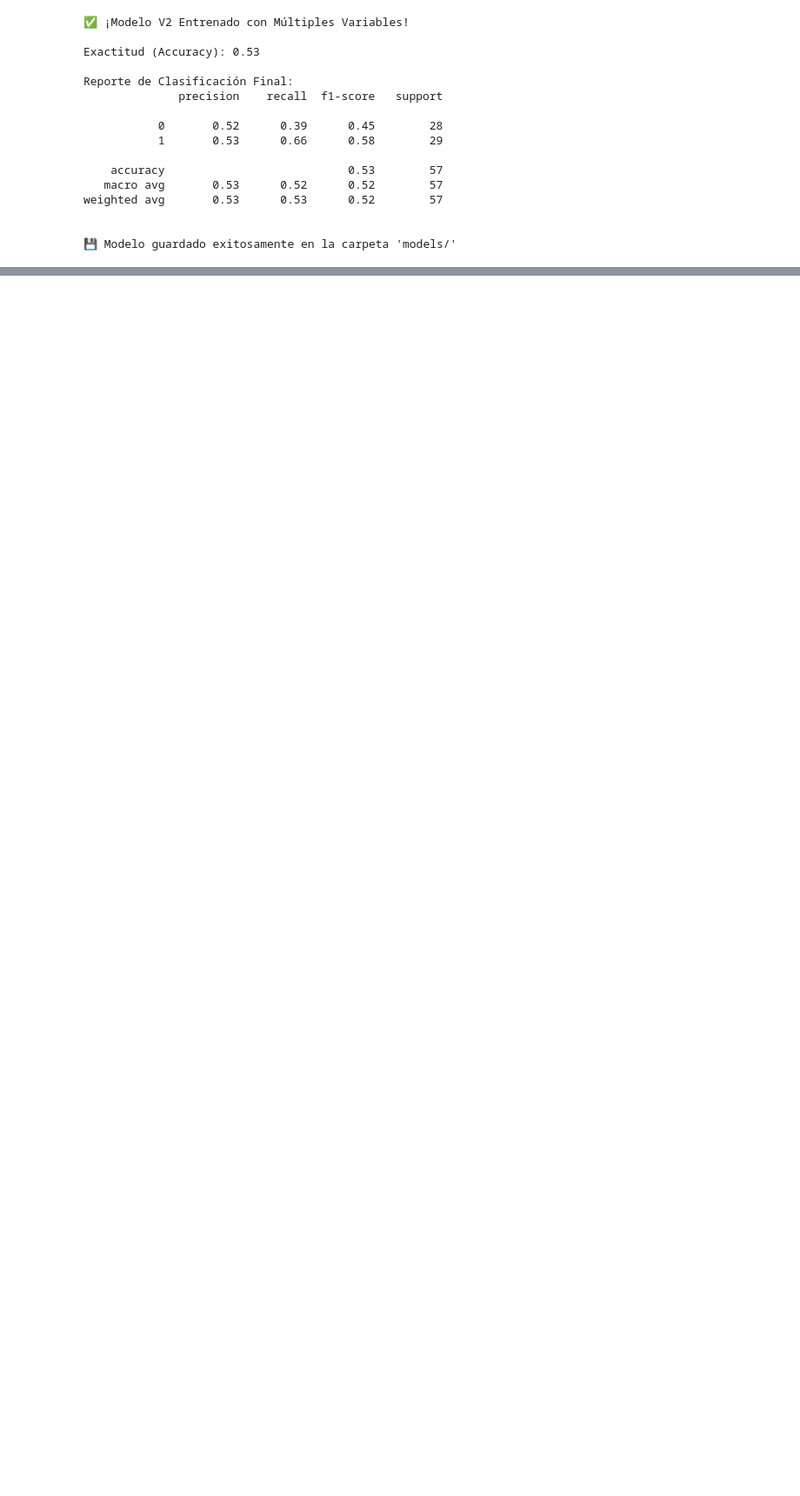
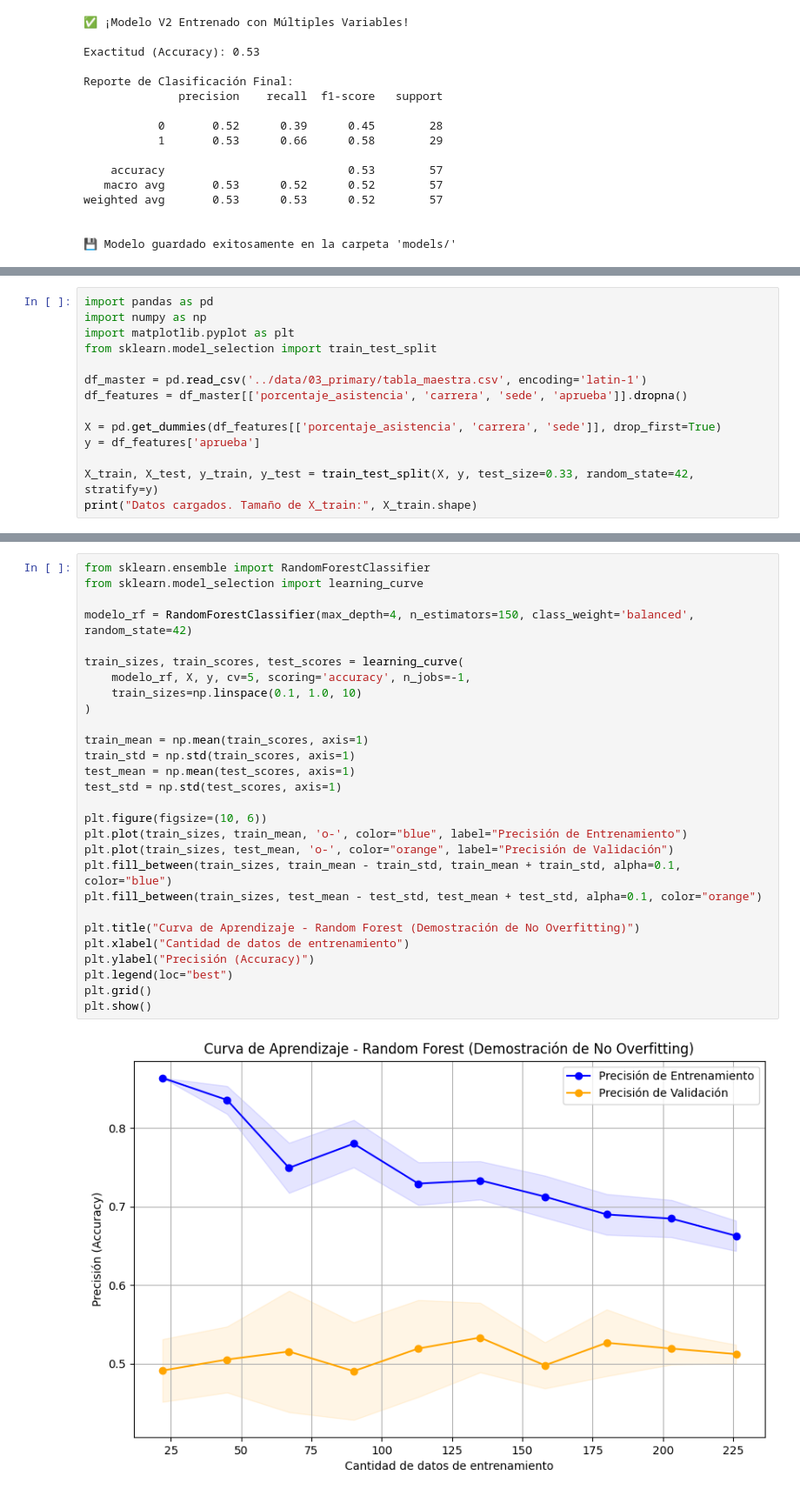
Before and after one commit to benjaaam0/modelo_universidad_kedro, a Jupyter notebook: notebooks/02_supervised_modeling.ipynb, the cells around one changed output, grey strips where cells are left out. Shown at 87% size. Cells and saved outputs as stored; diff of their text form; blank space fills up the shorter version.

```diff
--- a/notebooks/02_supervised_modeling.ipynb
+++ b/notebooks/02_supervised_modeling.ipynb
@@ -201,0 +204,14 @@ weighted avg       0.53      0.53      0.52        57
+# %%
+import pandas as pd
+import numpy as np
+import matplotlib.pyplot as plt
+from sklearn.model_selection import train_test_split
+
+df_master = pd.read_csv('../data/03_primary/tabla_maestra.csv', encoding='latin-1')
+df_features = df_master[['porcentaje_asistencia', 'carrera', 'sede', 'aprueba']].dropna()
+
+X = pd.get_dummies(df_features[['porcentaje_asistencia', 'carrera', 'sede']], drop_first=True)
+y = df_features['aprueba']
+
+X_train, X_test, y_train, y_test = train_test_split(X, y, test_size=0.33, random_state=42, stratify=y)
+print("Datos cargados. Tamaño de X_train:", X_train.shape)
@@ -201,0 +220,30 @@ weighted avg       0.53      0.53      0.52        57
+# %%
+from sklearn.ensemble import RandomForestClassifier
+from sklearn.model_selection import learning_curve
+
+modelo_rf = RandomForestClassifier(max_depth=4, n_estimators=150, class_weight='balanced', random_state=42)
+
+train_sizes, train_scores, test_scores = learning_curve(
+    modelo_rf, X, y, cv=5, scoring='accuracy', n_jobs=-1,
+    train_sizes=np.linspace(0.1, 1.0, 10)
+)
+
+train_mean = np.mean(train_scores, axis=1)
+train_std = np.std(train_scores, axis=1)
+test_mean = np.mean(test_scores, axis=1)
+test_std = np.std(test_scores, axis=1)
+
+plt.figure(figsize=(10, 6))
+plt.plot(train_sizes, train_mean, 'o-', color="blue", label="Precisión de Entrenamiento")
+plt.plot(train_sizes, test_mean, 'o-', color="orange", label="Precisión de Validación")
+plt.fill_between(train_sizes, train_mean - train_std, train_mean + train_std, alpha=0.1, color="blue")
+plt.fill_between(train_sizes, test_mean - test_std, test_mean + test_std, alpha=0.1, color="orange")
+
+plt.title("Curva de Aprendizaje - Random Forest (Demostración de No Overfitting)")
+plt.xlabel("Cantidad de datos de entrenamiento")
+plt.ylabel("Precisión (Accuracy)")
+plt.legend(loc="best")
+plt.grid()
+plt.show()
+# %% [output]
+[figure, added]
```
Also changed, not shown: parts of 4 cells of this notebook, 6 other files.
